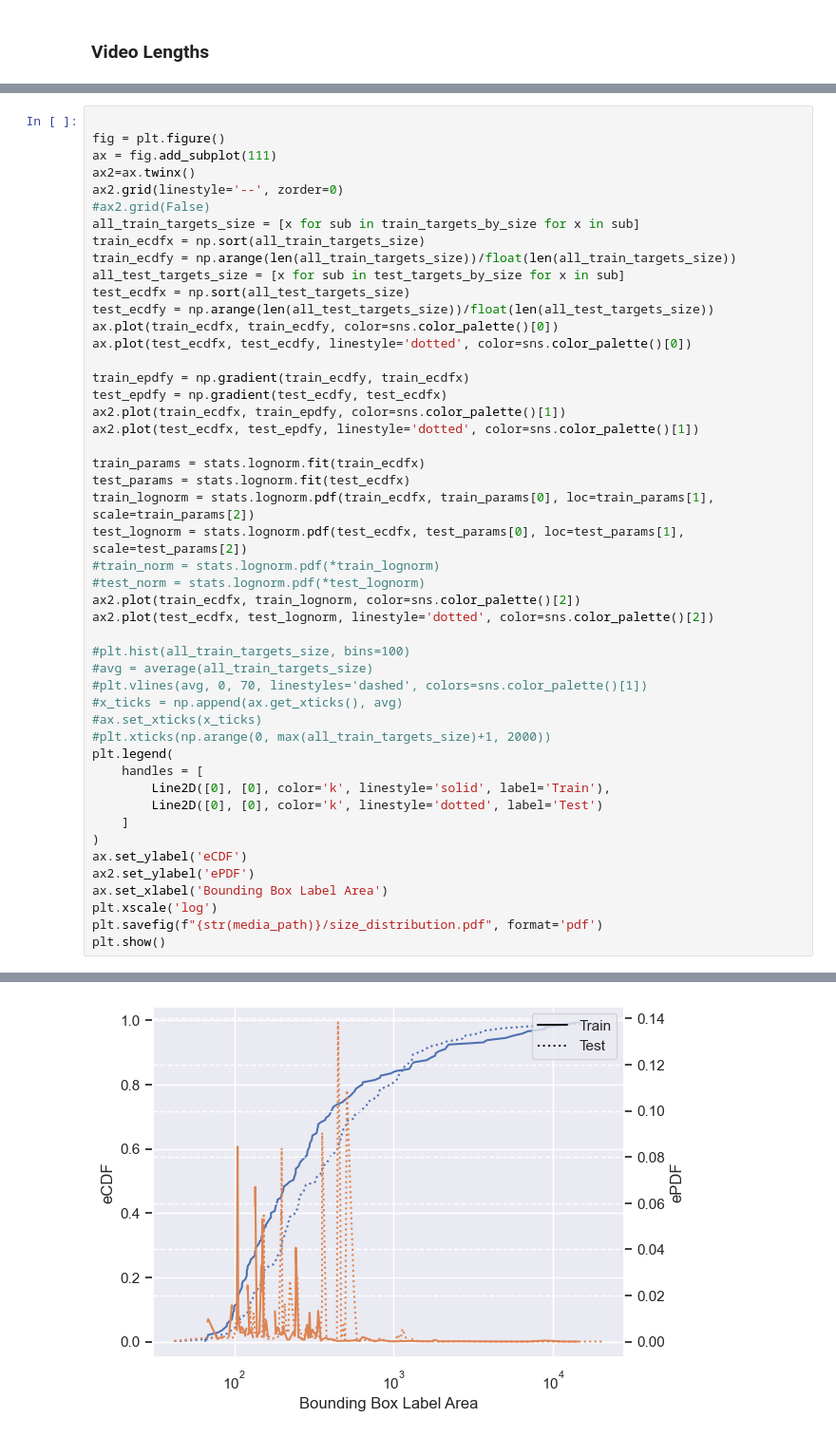
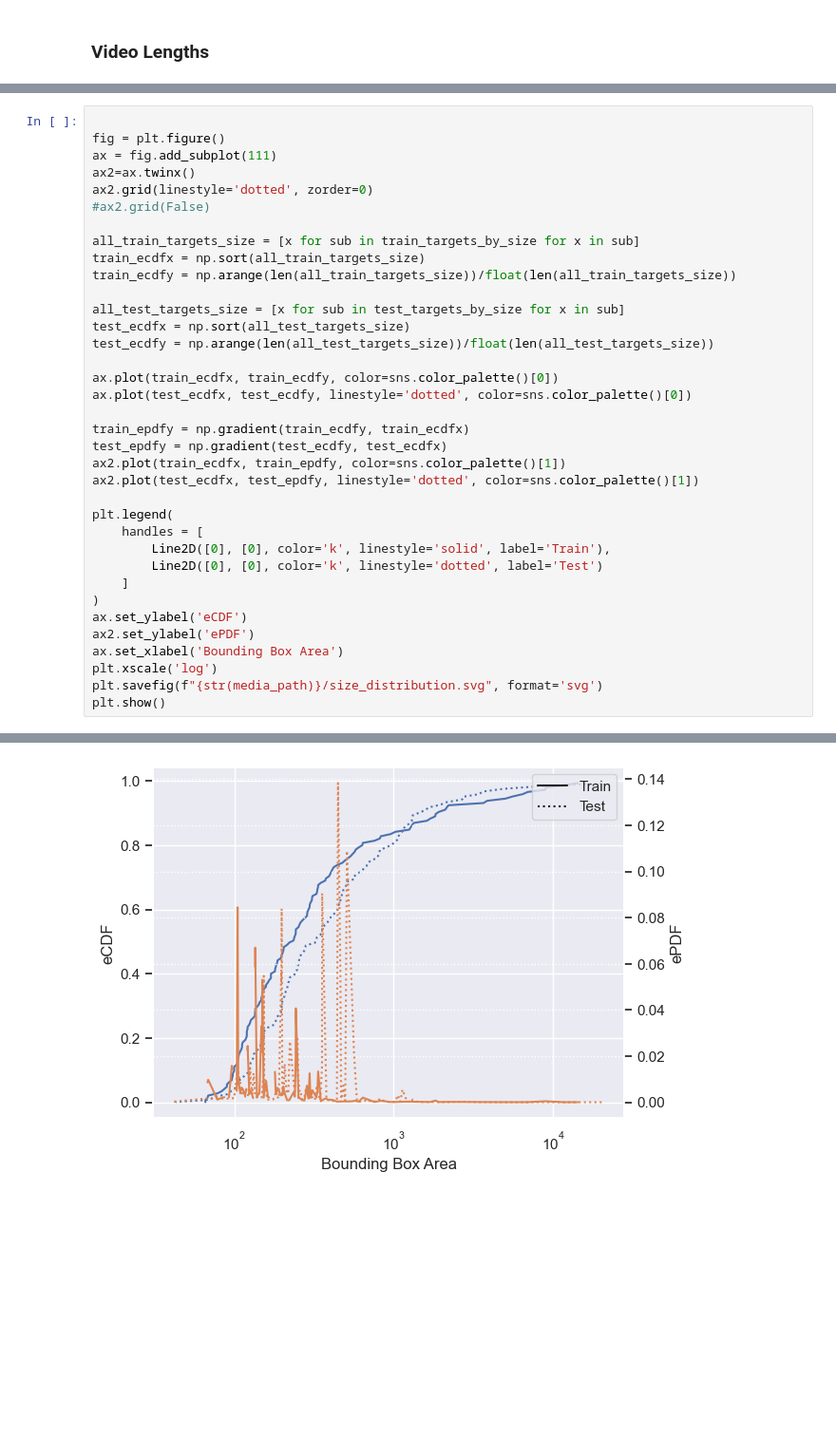
Before and after one commit to tsnowak/pnnl-tunamelt, a Jupyter notebook: notebooks/03-dataset-analysis.ipynb, the cells around one changed output, grey strips where cells are left out. Shown at 95% size. Drawn from its saved outputs; the diff is of its cells as text; blank space fills up the shorter version.

```diff
--- a/notebooks/03-dataset-analysis.ipynb
+++ b/notebooks/03-dataset-analysis.ipynb
@@ -177,14 +154,17 @@ dtype: float64
 fig = plt.figure()
 ax = fig.add_subplot(111)
 ax2=ax.twinx()
-ax2.grid(linestyle='--', zorder=0)
+ax2.grid(linestyle='dotted', zorder=0)
 #ax2.grid(False)
+
 all_train_targets_size = [x for sub in train_targets_by_size for x in sub]
 train_ecdfx = np.sort(all_train_targets_size)
 train_ecdfy = np.arange(len(all_train_targets_size))/float(len(all_train_targets_size))
+
 all_test_targets_size = [x for sub in test_targets_by_size for x in sub]
 test_ecdfx = np.sort(all_test_targets_size)
 test_ecdfy = np.arange(len(all_test_targets_size))/float(len(all_test_targets_size))
+
 ax.plot(train_ecdfx, train_ecdfy, color=sns.color_palette()[0])
 ax.plot(test_ecdfx, test_ecdfy, linestyle='dotted', color=sns.color_palette()[0])
 
@@ -193,21 +173,6 @@ test_epdfy = np.gradient(test_ecdfy, test_ecdfx)
 ax2.plot(train_ecdfx, train_epdfy, color=sns.color_palette()[1])
 ax2.plot(test_ecdfx, test_epdfy, linestyle='dotted', color=sns.color_palette()[1])
 
-train_params = stats.lognorm.fit(train_ecdfx)
-test_params = stats.lognorm.fit(test_ecdfx)
-train_lognorm = stats.lognorm.pdf(train_ecdfx, train_params[0], loc=train_params[1], scale=train_params[2])
-test_lognorm = stats.lognorm.pdf(test_ecdfx, test_params[0], loc=test_params[1], scale=test_params[2])
-#train_norm = stats.lognorm.pdf(*train_lognorm)
-#test_norm = stats.lognorm.pdf(*test_lognorm)
-ax2.plot(train_ecdfx, train_lognorm, color=sns.color_palette()[2])
-ax2.plot(test_ecdfx, test_lognorm, linestyle='dotted', color=sns.color_palette()[2])
-
-#plt.hist(all_train_targets_size, bins=100)
-#avg = average(all_train_targets_size)
-#plt.vlines(avg, 0, 70, linestyles='dashed', colors=sns.color_palette()[1])
-#x_ticks = np.append(ax.get_xticks(), avg)
-#ax.set_xticks(x_ticks)
-#plt.xticks(np.arange(0, max(all_train_targets_size)+1, 2000))
 plt.legend(
     handles = [
         Line2D([0], [0], color='k', linestyle='solid', label='Train'),
@@ -216,8 +181,8 @@ plt.legend(
 )
 ax.set_ylabel('eCDF')
 ax2.set_ylabel('ePDF')
-ax.set_xlabel('Bounding Box Label Area')
+ax.set_xlabel('Bounding Box Area')
 plt.xscale('log')
-plt.savefig(f"{str(media_path)}/size_distribution.pdf", format='pdf')
+plt.savefig(f"{str(media_path)}/size_distribution.svg", format='svg')
 plt.show()
 # %% [output]
@@ -225 +189 @@ plt.show()
-[figure, old version]
+[figure, new version]
```
Also changed, not shown: parts of 9 cells of this notebook, 5 other files.
